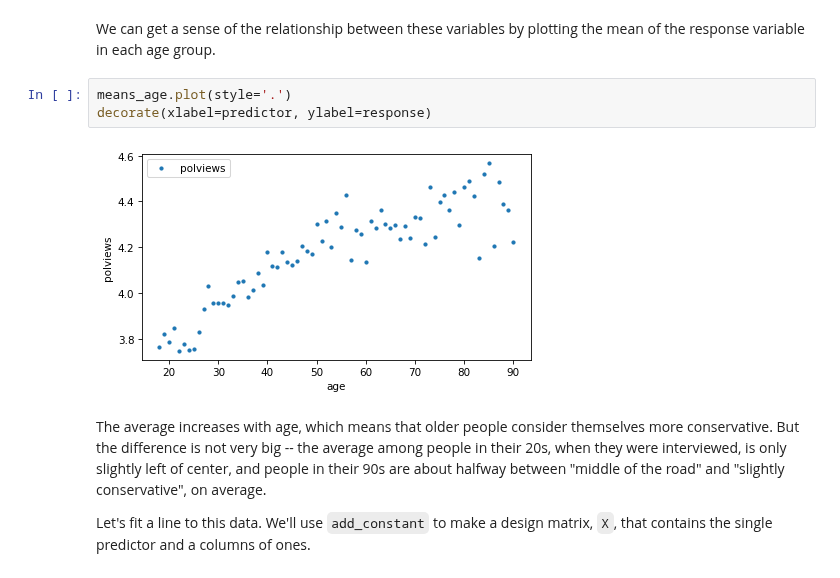
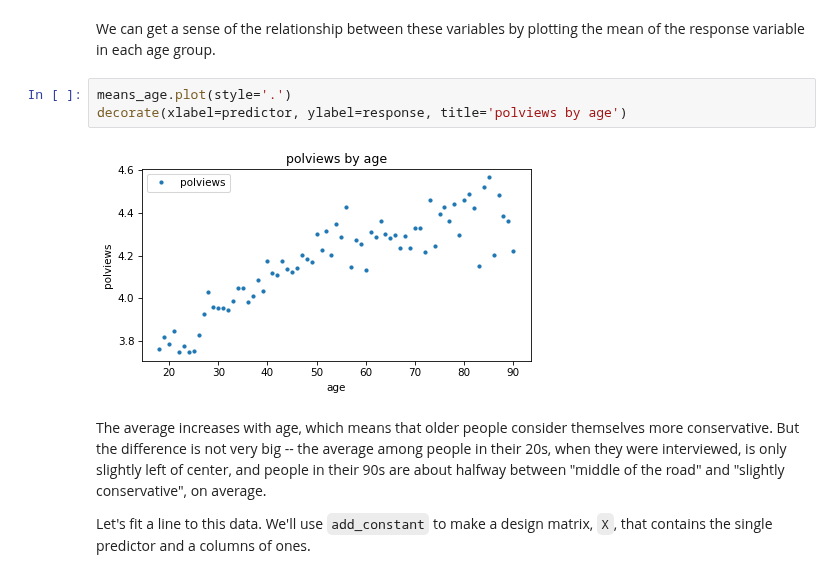
Before and after one commit to AllenDowney/ThinkLinearAlgebra, a Jupyter notebook: soln/regression.ipynb, the cells around one changed output. Saved outputs shown, nothing was run; the diff lists cells and outputs as text.

```diff
--- a/soln/regression.ipynb
+++ b/soln/regression.ipynb
@@ -656,9 +652,9 @@ means_age = subset.groupby(predictor)[response].mean()
 We can get a sense of the relationship between these variables by plotting the mean of the response variable in each age group.
 # %%
 means_age.plot(style='.')
-decorate(xlabel=predictor, ylabel=response)
+decorate(xlabel=predictor, ylabel=response, title='polviews by age')
 # %% [output]
-[figure, old version]
+[figure, new version]
 # %% [markdown]
 The average increases with age, which means that older people consider themselves more conservative.
 But the difference is not very big -- the average among people in their 20s, when they were interviewed, is only slightly left of center, and people in their 90s are about halfway between "middle of the road" and "slightly conservative", on average.
```
Also changed, not shown: parts of 61 cells of this notebook.
